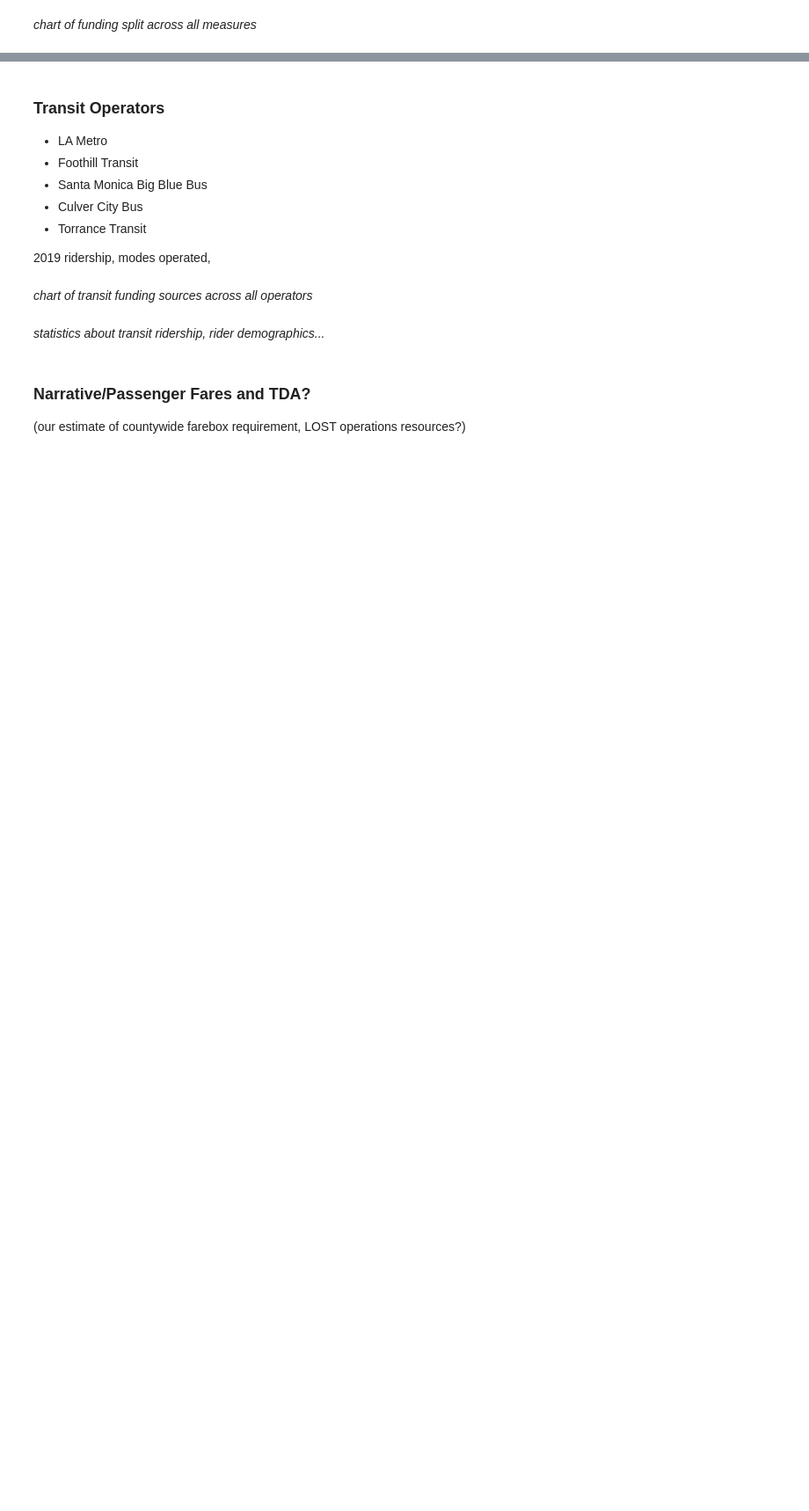
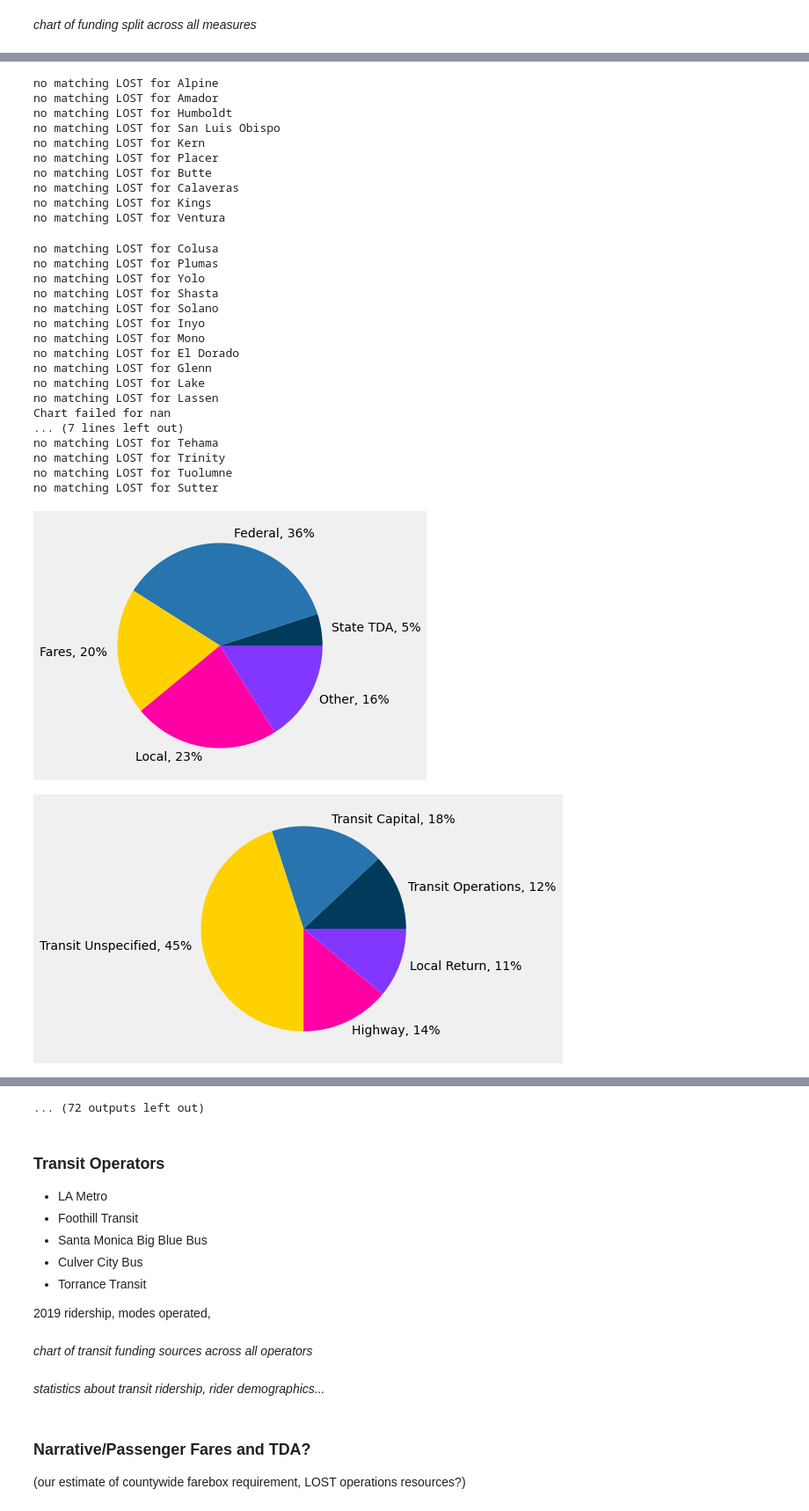
Before and after one commit to cal-itp/ucla-capstone-code, a Jupyter notebook: notebooks/7_fact_sheet_design.ipynb, the cells around one changed output, grey strips where cells are left out. Shown at 88% size. Cells and saved outputs as stored; diff of their text form; code cells hidden in the pictures; blank space fills up the shorter version.

```diff
--- a/notebooks/7_fact_sheet_design.ipynb
+++ b/notebooks/7_fact_sheet_design.ipynb
@@ -154,0 +180,37 @@ la_joined.sort_values('Total_Revenues', ascending=False)
+# %%
+def county_sco_prep(county_name):
+    county_entities = sco_entities[sco_entities['County Name'] == county_name][['Entity ID']]
+    county_joined = county_entities.set_index('Entity ID').join(sco_rev_exp.set_index('Entity ID'))
+    county_joined = county_joined[county_joined.columns[county_joined.columns.str.contains('Actual.*Revenues|Entity*')]]
+    county_joined['Total_Revenues'] = county_joined['Total Operating Revenues_ Actual_Operating Revenues'] + county_joined['Total Nonoperating Revenues_ Actual_Nonoperating Revenues']
+
+    all_columns = []
+    all_columns += ['Local Transportation Fund (LTF: TDA 1/4 Cent Sales Tax)_State Government Funds_ Actual_Nonoperating Revenues']
+    all_columns += ['State Transit Assistance Fund (STA: TDA - Diesel Fuel Sales Tax)_State Government Funds_ Actual_Nonoperating Revenues']
+    all_columns += list(county_joined.columns[county_joined.columns.str.contains('Federal')])
+    all_columns += list(county_joined.columns[county_joined.columns.str.contains('Local Government Funds')])
+    all_columns += ['Passenger Fares_ Actual_Operating Revenues']
+    all_columns += ['Total Operating Revenues_ Actual_Operating Revenues', 'Total_Revenues',
+                    'Total Nonoperating Revenues_ Actual_Nonoperating Revenues', 'Entity Name',
+                   'Total Recoveries_ Actual_Nonoperating Revenues']
+
+    county_joined['Other'] = county_joined[county_joined.columns[~county_joined.columns.isin(all_columns)]].sum(axis=1)
+
+    county_joined['State TDA'] = (county_joined['Local Transportation Fund (LTF: TDA 1/4 Cent Sales Tax)_State Government Funds_ Actual_Nonoperating Revenues'] +
+                            county_joined['State Transit Assistance Fund (STA: TDA - Diesel Fuel Sales Tax)_State Government Funds_ Actual_Nonoperating Revenues'])
+    county_joined['Federal'] = county_joined[county_joined.columns[county_joined.columns.str.contains('Federal')]].sum(axis=1)
+    county_joined['Local'] = county_joined[county_joined.columns[county_joined.columns.str.contains('Local Government Funds')]].sum(axis=1)
+    county_joined['Fares'] = county_joined['Passenger Fares_ Actual_Operating Revenues']
+    return county_joined
+# %%
+def all_county_sco():
+    for county_name in sco_entities['County Name'].unique():
+        try:
+            county_sco_chart(county_sco_prep(county_name), county_name)
+            try:
+                county_lost_chart(measures, county_name)
+            except:
+                print(f'no matching LOST for {county_name}')
+        except:
+            print(f'Chart failed for {county_name}')
+    return
@@ -154,0 +243,32 @@ la_joined.sort_values('Total_Revenues', ascending=False)
+# %%
+all_county_sco()
+# %% [output]
+no matching LOST for Alpine
+no matching LOST for Amador
+no matching LOST for Humboldt
+no matching LOST for San Luis Obispo
+no matching LOST for Kern
+no matching LOST for Placer
+no matching LOST for Butte
+no matching LOST for Calaveras
+no matching LOST for Kings
+no matching LOST for Ventura
+no matching LOST for Colusa
+no matching LOST for Plumas
+no matching LOST for Yolo
+no matching LOST for Shasta
+no matching LOST for Solano
+no matching LOST for Inyo
+no matching LOST for Mono
+no matching LOST for El Dorado
+no matching LOST for Glenn
+no matching LOST for Lake
+no matching LOST for Lassen
+Chart failed for nan
+... (7 lines left out)
+no matching LOST for Tehama
+no matching LOST for Trinity
+no matching LOST for Tuolumne
+no matching LOST for Sutter
+[figure, added]
+[figure, added]
@@ -155,3 +283,4 @@ la_joined.sort_values('Total_Revenues', ascending=False)
+... (72 outputs left out)
 # %% [markdown]
 ### Transit Operators
 * LA Metro
```
Also changed, not shown: parts of 22 cells of this notebook, 8 other files.
